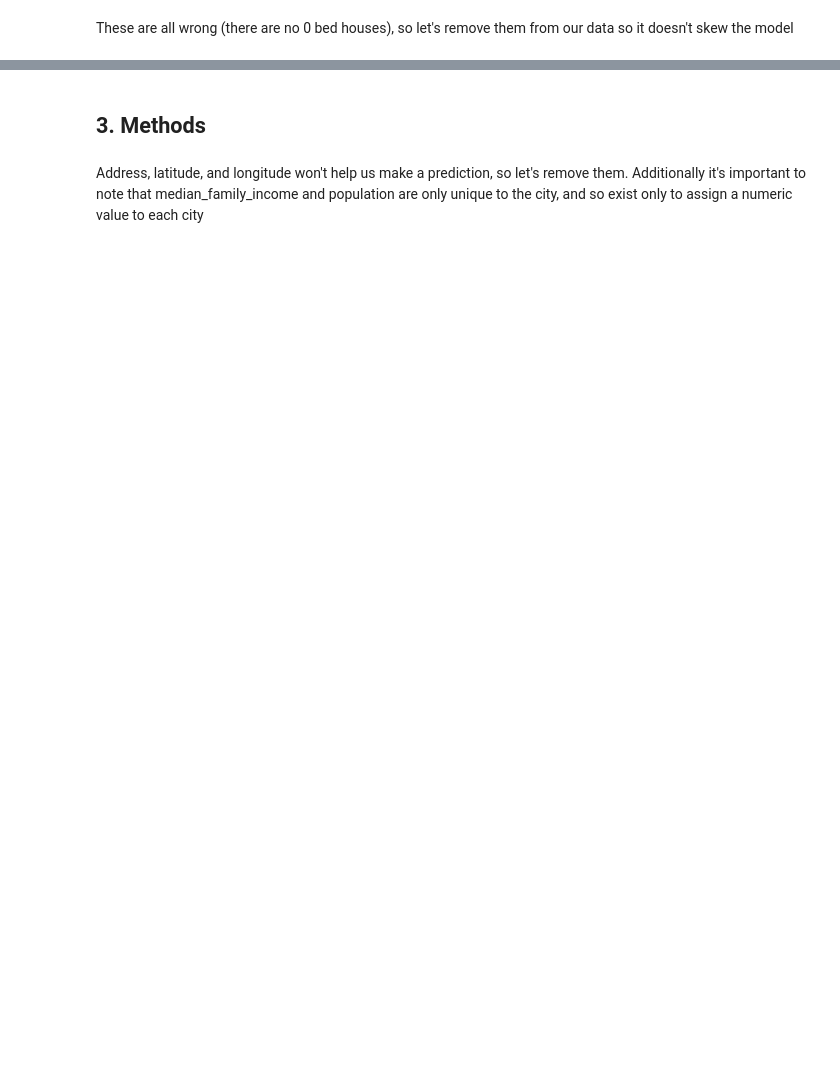
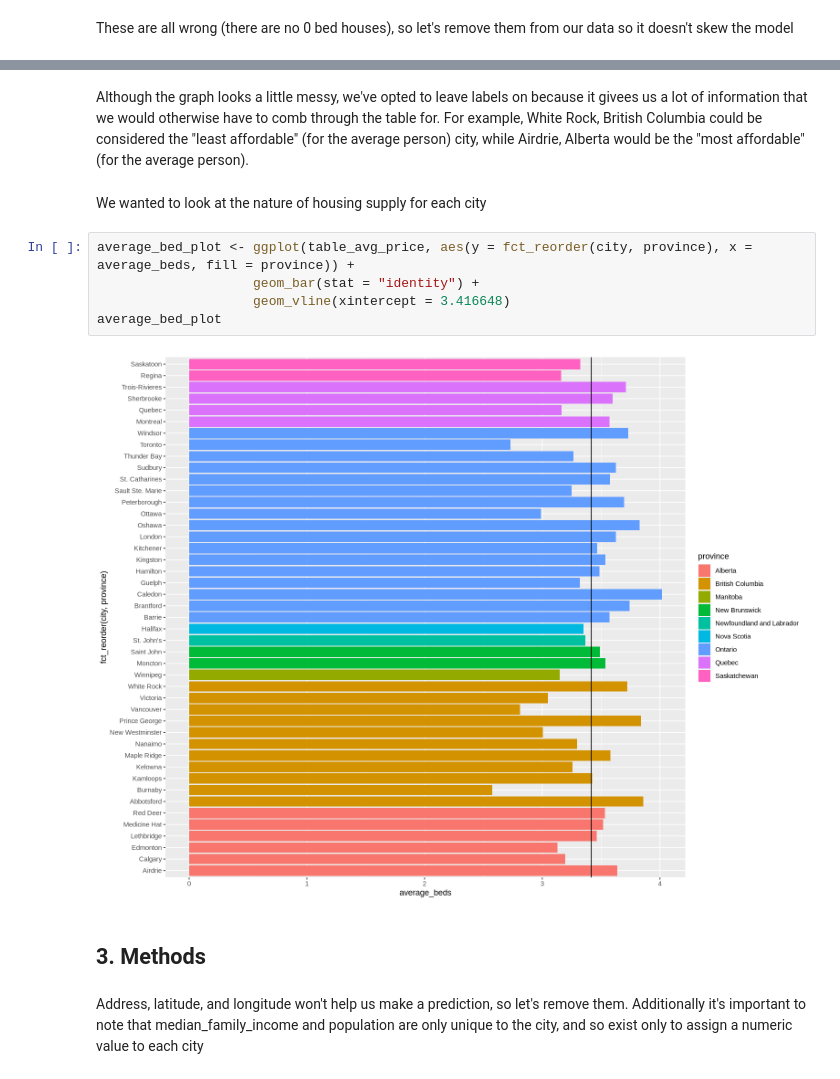
Before and after one commit to slappyslop/dsci-100-002-033, a Jupyter notebook: group_proj_proposal.ipynb, the cells around one changed output, grey strips where cells are left out. Drawn from its saved outputs; the diff is of its cells as text; blank space fills up the shorter version.

```diff
--- a/group_proj_proposal.ipynb
+++ b/group_proj_proposal.ipynb
@@ -70,3 +109,14 @@ A spec_tbl_df: 34942 × 10
+# %% [markdown]
+Although the graph looks a little messy, we've opted to leave labels on because it givees us a lot of information that we would otherwise have to comb through the table for. For example, White Rock, British Columbia could be considered the "least affordable" (for the average person) city, while Airdrie, Alberta would be the "most affordable" (for the average person).
+# %% [markdown]
+We wanted to look at the nature of housing supply for each city
+# %%
+average_bed_plot <- ggplot(table_avg_price, aes(y = fct_reorder(city, province), x = average_beds, fill = province)) +
+                    geom_bar(stat = "identity") +
+                    geom_vline(xintercept = 3.416648)
+average_bed_plot
+# %% [output]
+[figure, added]
 # %% [markdown]
 ## 3. Methods
 # %% [markdown]
```
Also changed, not shown: parts of 9 cells of this notebook.
